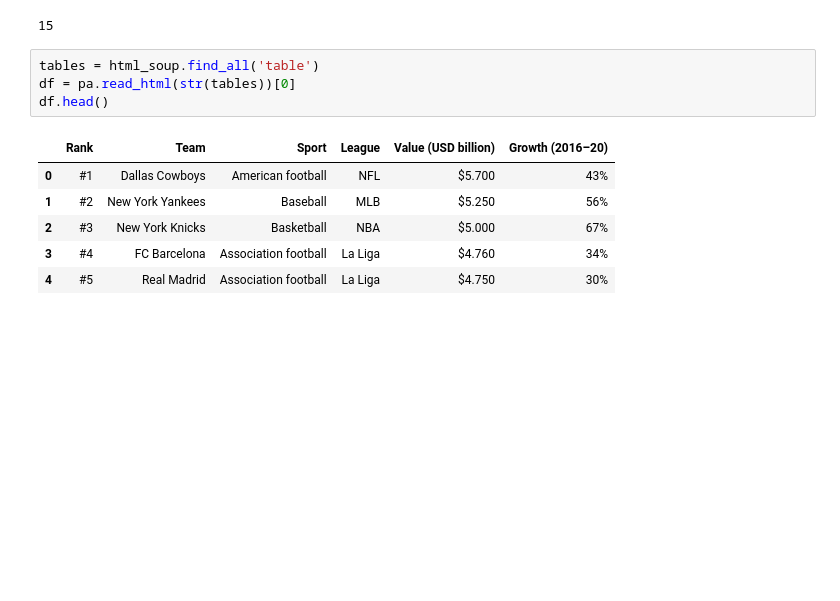
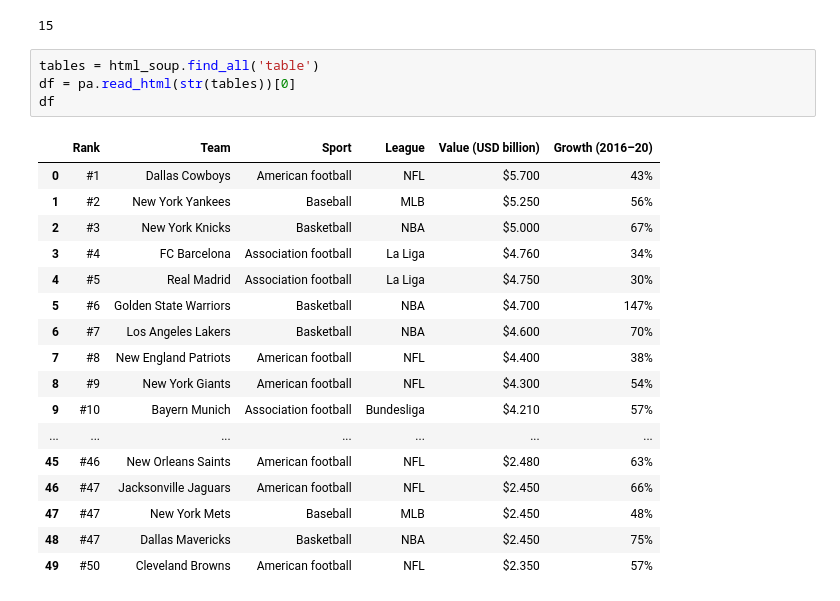
Before and after one commit to khatriprajwol/Data-Visualization-, a Jupyter notebook: compare.ipynb, the cells around one changed output. Cells and saved outputs as stored; diff of their text form; blank space fills up the shorter version.

```diff
--- a/compare.ipynb
+++ b/compare.ipynb
@@ -22,11 +24,22 @@ len(html_soup.find_all('table'))
 # %%
 tables = html_soup.find_all('table')
 df = pa.read_html(str(tables))[0]
-df.head()
+df
 # %% [output]
 |  | Rank | Team | Sport | League | Value (USD billion) | Growth (2016–20) |
 | 0 | #1 | Dallas Cowboys | American football | NFL | $5.700 | 43% |
 | 1 | #2 | New York Yankees | Baseball | MLB | $5.250 | 56% |
 | 2 | #3 | New York Knicks | Basketball | NBA | $5.000 | 67% |
 | 3 | #4 | FC Barcelona | Association football | La Liga | $4.760 | 34% |
 | 4 | #5 | Real Madrid | Association football | La Liga | $4.750 | 30% |
+| 5 | #6 | Golden State Warriors | Basketball | NBA | $4.700 | 147% |
+| 6 | #7 | Los Angeles Lakers | Basketball | NBA | $4.600 | 70% |
+| 7 | #8 | New England Patriots | American football | NFL | $4.400 | 38% |
+| 8 | #9 | New York Giants | American football | NFL | $4.300 | 54% |
+| 9 | #10 | Bayern Munich | Association football | Bundesliga | $4.210 | 57% |
+| ... | ... | ... | ... | ... | ... | ... |
+| 45 | #46 | New Orleans Saints | American football | NFL | $2.480 | 63% |
+| 46 | #47 | Jacksonville Jaguars | American football | NFL | $2.450 | 66% |
+| 47 | #47 | New York Mets | Baseball | MLB | $2.450 | 48% |
+| 48 | #47 | Dallas Mavericks | Basketball | NBA | $2.450 | 75% |
+| 49 | #50 | Cleveland Browns | American football | NFL | $2.350 | 57% |
```
Also changed, not shown: parts of 3 cells of this notebook.
